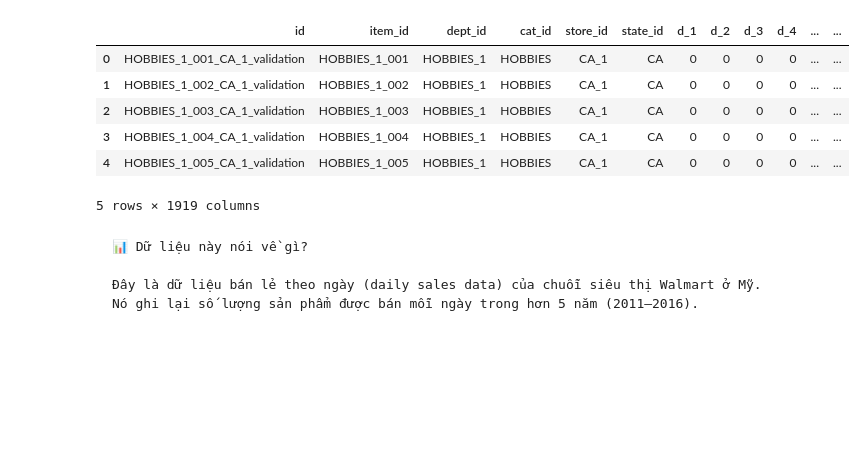
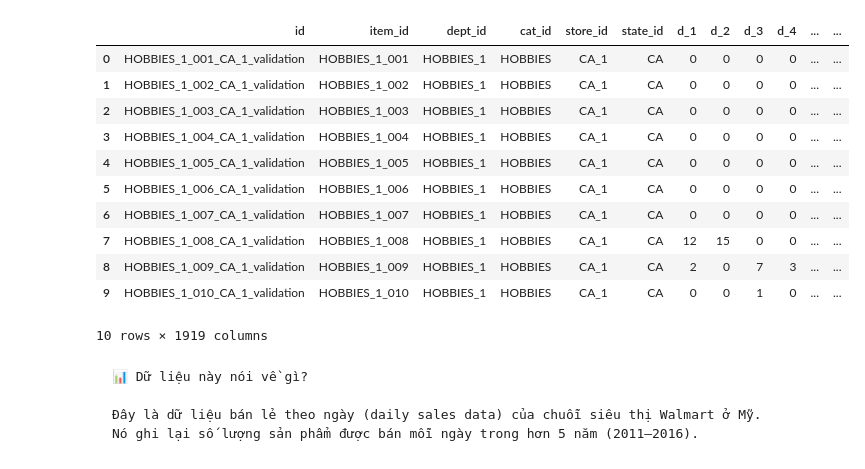
Before and after one commit to NguyenVanTien204/Time_Series_with_Python, a Jupyter notebook: notebook/02_EDA.ipynb, the cells around one changed output. Saved outputs shown, nothing was run; the diff lists cells and outputs as text; code cells hidden in the pictures; blank space fills up the shorter version.

````diff
--- a/notebook/02_EDA.ipynb
+++ b/notebook/02_EDA.ipynb
@@ -6,14 +7,19 @@ import seaborn as sns
 # %%
 df = pd.read_csv(r'C:\Users\nguyen\OneDrive\Tài liệu\baitaplonn\Time_Series_with_Python\notebook\data\raw\sales_train_validation.csv')
-df.head()
+df.head(10)
 # %% [output]
 |  | id | item_id | dept_id | cat_id | store_id | state_id | d_1 | d_2 | d_3 | d_4 | ... | ... |
 | 0 | HOBBIES_1_001_CA_1_validation | HOBBIES_1_001 | HOBBIES_1 | HOBBIES | CA_1 | CA | 0 | 0 | 0 | 0 | ... | ... |
 | 1 | HOBBIES_1_002_CA_1_validation | HOBBIES_1_002 | HOBBIES_1 | HOBBIES | CA_1 | CA | 0 | 0 | 0 | 0 | ... | ... |
 | 2 | HOBBIES_1_003_CA_1_validation | HOBBIES_1_003 | HOBBIES_1 | HOBBIES | CA_1 | CA | 0 | 0 | 0 | 0 | ... | ... |
 | 3 | HOBBIES_1_004_CA_1_validation | HOBBIES_1_004 | HOBBIES_1 | HOBBIES | CA_1 | CA | 0 | 0 | 0 | 0 | ... | ... |
 | 4 | HOBBIES_1_005_CA_1_validation | HOBBIES_1_005 | HOBBIES_1 | HOBBIES | CA_1 | CA | 0 | 0 | 0 | 0 | ... | ... |
+| 5 | HOBBIES_1_006_CA_1_validation | HOBBIES_1_006 | HOBBIES_1 | HOBBIES | CA_1 | CA | 0 | 0 | 0 | 0 | ... | ... |
+| 6 | HOBBIES_1_007_CA_1_validation | HOBBIES_1_007 | HOBBIES_1 | HOBBIES | CA_1 | CA | 0 | 0 | 0 | 0 | ... | ... |
+| 7 | HOBBIES_1_008_CA_1_validation | HOBBIES_1_008 | HOBBIES_1 | HOBBIES | CA_1 | CA | 12 | 15 | 0 | 0 | ... | ... |
+| 8 | HOBBIES_1_009_CA_1_validation | HOBBIES_1_009 | HOBBIES_1 | HOBBIES | CA_1 | CA | 2 | 0 | 7 | 3 | ... | ... |
+| 9 | HOBBIES_1_010_CA_1_validation | HOBBIES_1_010 | HOBBIES_1 | HOBBIES | CA_1 | CA | 0 | 0 | 1 | 0 | ... | ... |
-5 rows × 1919 columns
+10 rows × 1919 columns
 # %% [markdown]
 ```
 📊 Dữ liệu này nói về gì?
````
Also changed, not shown: parts of 5 cells of this notebook, 2 other files.
